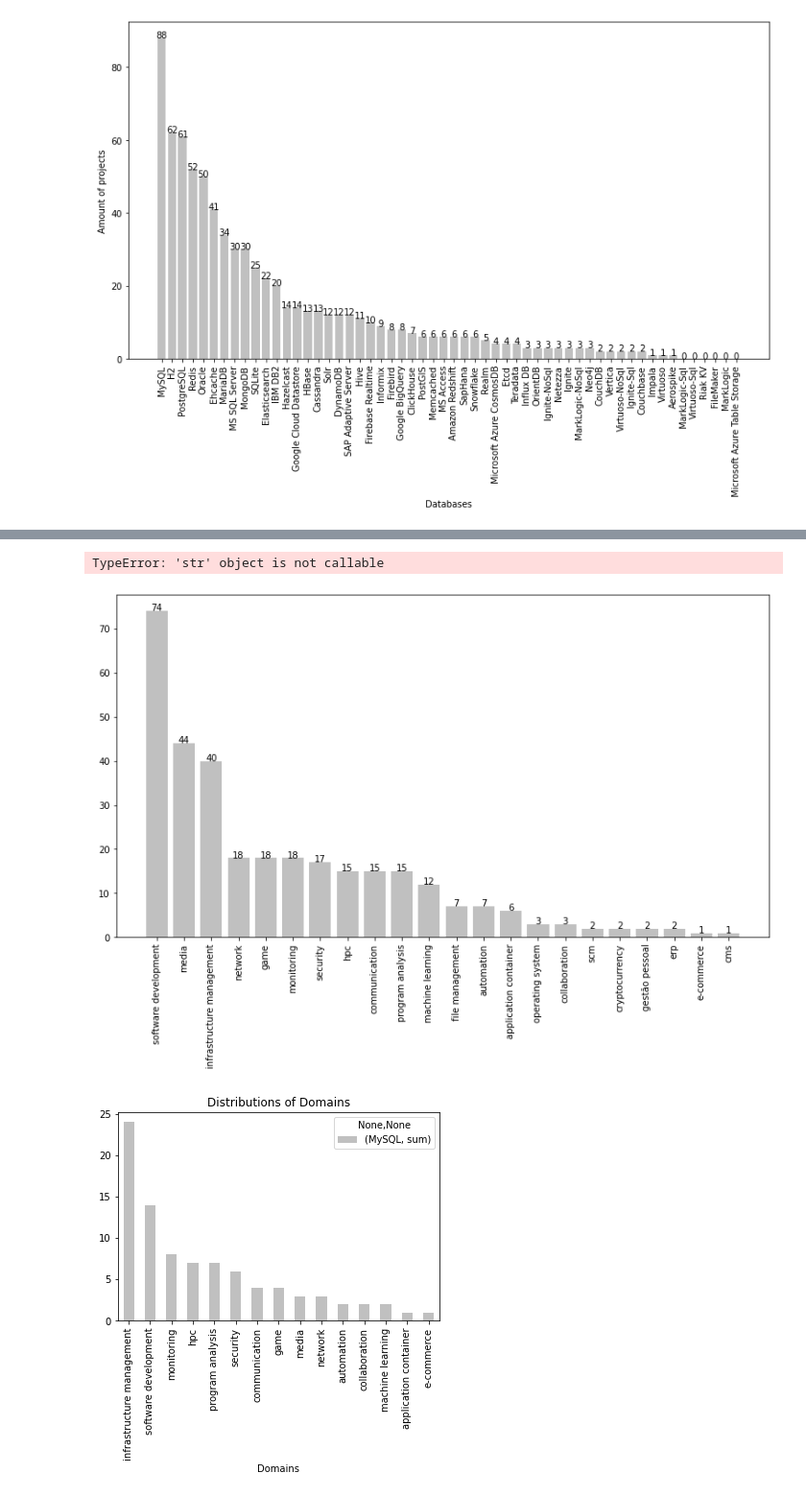
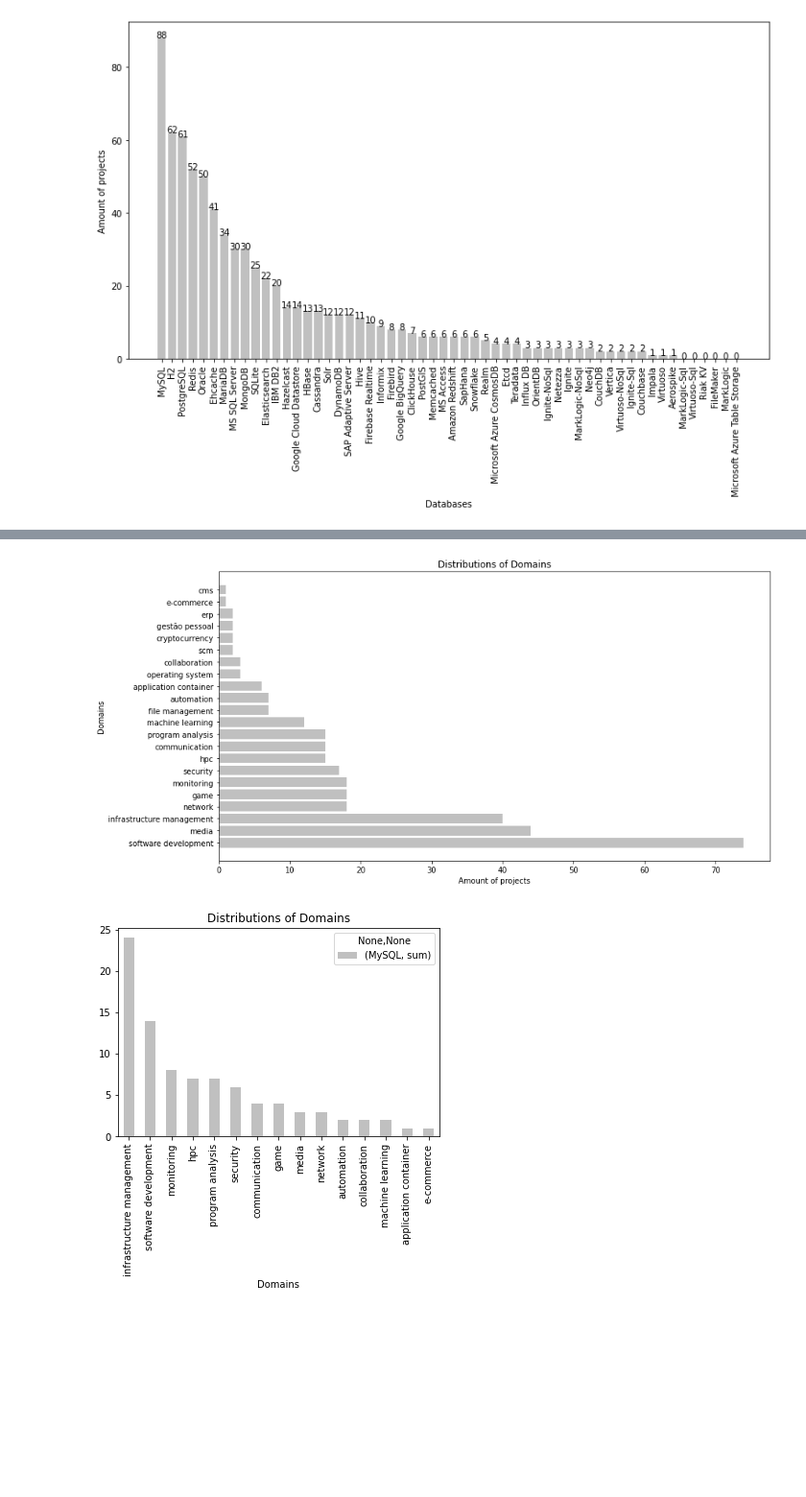
Before and after one commit to gems-uff/db-mining, a Jupyter notebook: src/results_database_characterization.ipynb, the cells around one changed output, grey strips where cells are left out. Shown at 96% size. Saved outputs shown, nothing was run; the diff lists cells and outputs as text; code cells hidden in the pictures; blank space fills up the shorter version.

```diff
--- a/src/results_database_characterization.ipynb
+++ b/src/results_database_characterization.ipynb
@@ -82,22 +82,16 @@ Name: Domains, dtype: int64
 # %%
 plt.figure(figsize=(13,7))
 
-def addlabels(x,y):
-    for i in range(len(x)):
-        plt.text(i, y[i], y[i], ha = 'center') #
-
 df = data_with_index.Domains.value_counts()
-plt.bar(df.index, df.values, color='silver')
-addlabels(df.index, df.values)
-plt.xticks(rotation=90)
+plt.barh(df.index, df.values, color='silver')
+#plt.xticks(rotation=90)
 
 plt.title("Distributions of Domains")
-plt.xlabel("Domains")
-plt.ylabel("Amount of projects")
+plt.xlabel("Amount of projects")
+plt.ylabel("Domains")
 plt.show()
 # %% [output]
-TypeError: 'str' object is not callable
-[figure, old version]
+[figure, new version]
 # %%
 filtered_df = data_with_index.groupby('Domains').agg({'MySQL':['sum']})
 filtered_df = filtered_df[filtered_df['MySQL']['sum'] > 0]
```
Also changed, not shown: 7 other files.
